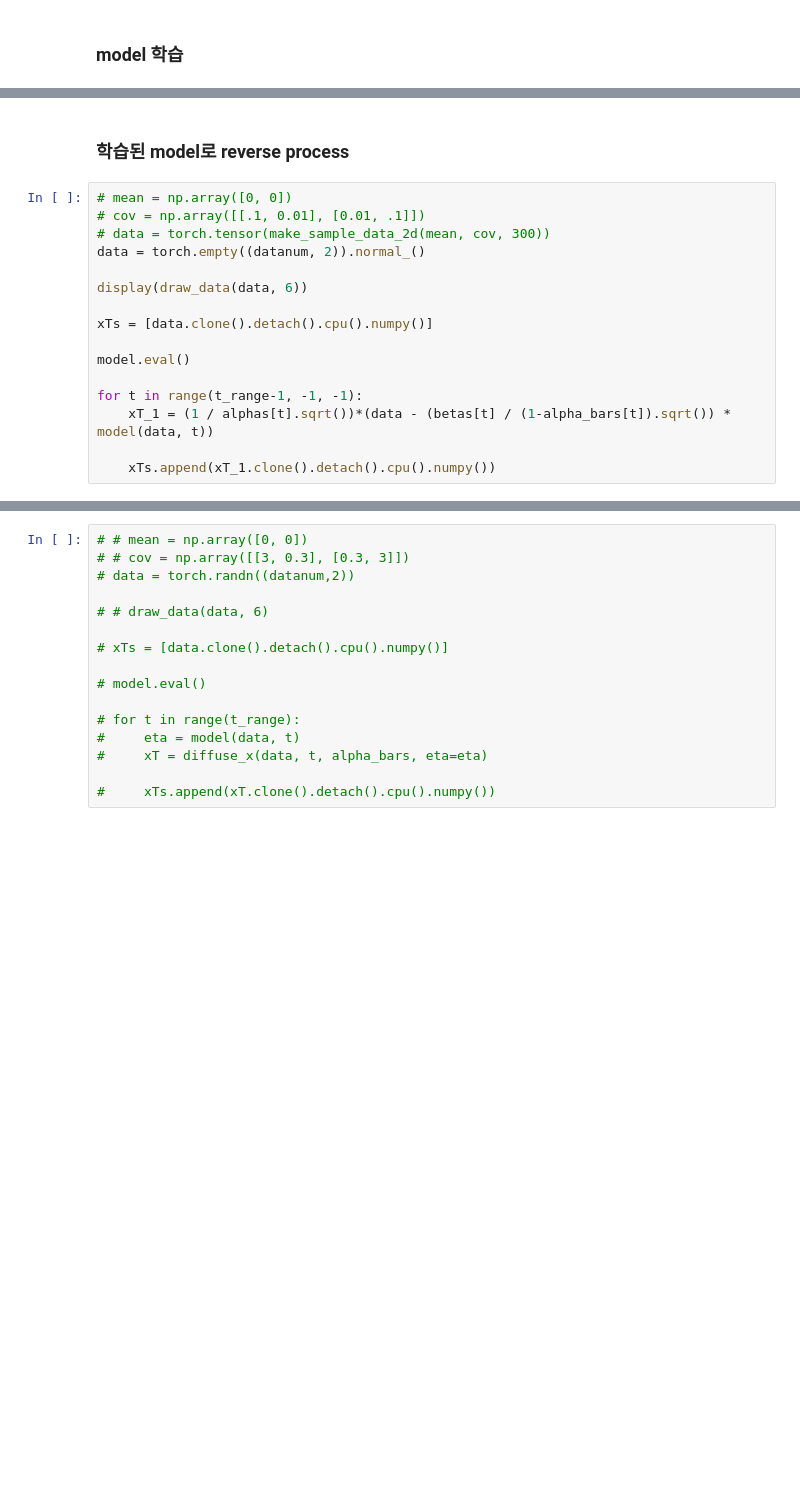
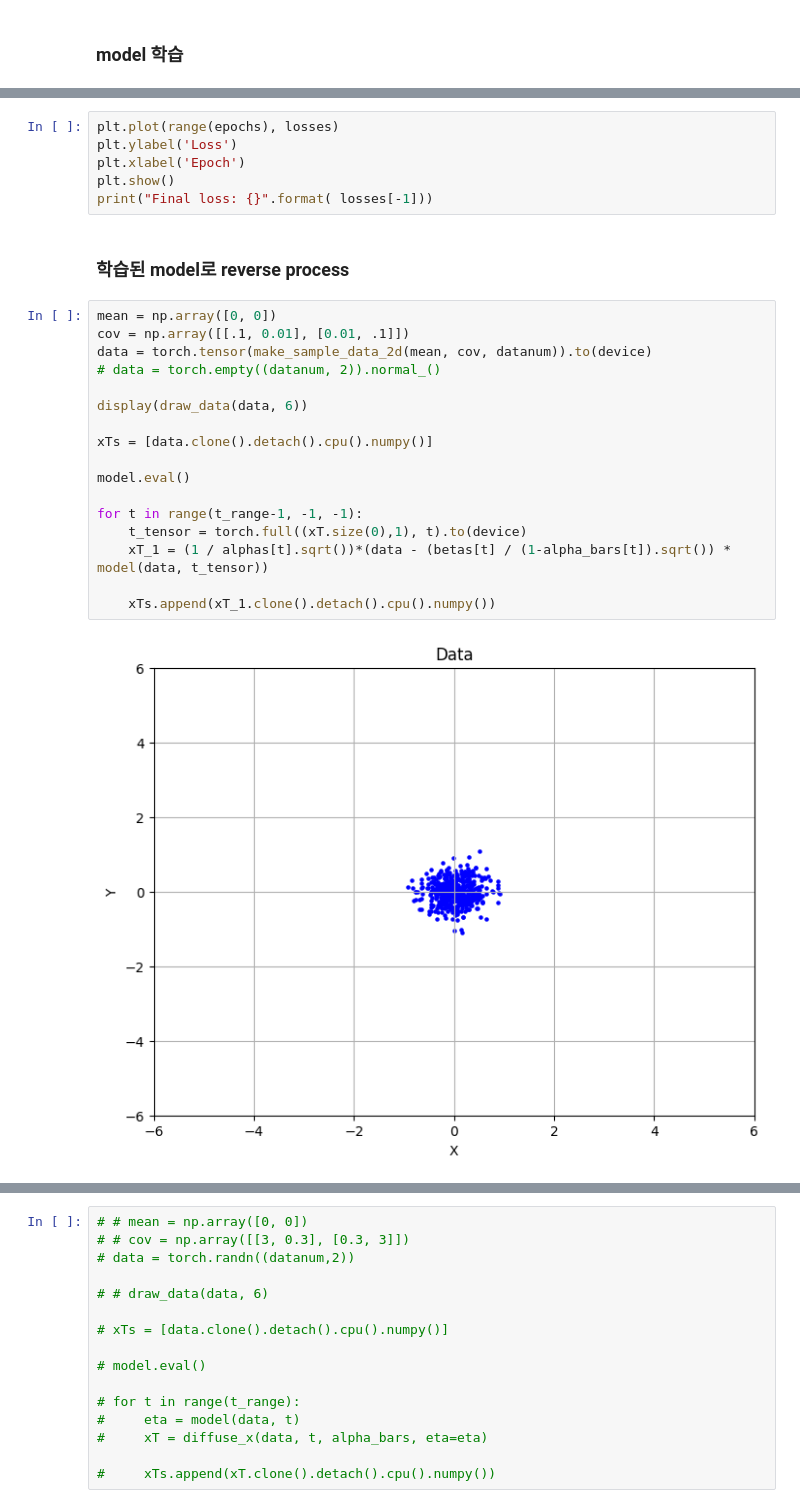
Before and after one commit to gudtjd82/aAIs_Internhip, a Jupyter notebook: diffusive_flow/diffusive_flow3.ipynb, the cells around one changed output, grey strips where cells are left out. Cells and saved outputs as stored; diff of their text form; blank space fills up the shorter version.

```diff
--- a/diffusive_flow/diffusive_flow3.ipynb
+++ b/diffusive_flow/diffusive_flow3.ipynb
@@ -267,21 +274,30 @@ print("Final loss: {}".format( losses[-1]))
+# %%
+plt.plot(range(epochs), losses)
+plt.ylabel('Loss')
+plt.xlabel('Epoch')
+plt.show()
+print("Final loss: {}".format( losses[-1]))
 # %% [markdown]
 ### 학습된 model로 reverse process
 # %%
-# mean = np.array([0, 0])
-# cov = np.array([[.1, 0.01], [0.01, .1]])
-# data = torch.tensor(make_sample_data_2d(mean, cov, 300))
-data = torch.empty((datanum, 2)).normal_()
+mean = np.array([0, 0])
+cov = np.array([[.1, 0.01], [0.01, .1]])
+data = torch.tensor(make_sample_data_2d(mean, cov, datanum)).to(device)
+# data = torch.empty((datanum, 2)).normal_()
 
 display(draw_data(data, 6))
 
 xTs = [data.clone().detach().cpu().numpy()]
 
 model.eval()
 
 for t in range(t_range-1, -1, -1):
-    xT_1 = (1 / alphas[t].sqrt())*(data - (betas[t] / (1-alpha_bars[t]).sqrt()) * model(data, t))
+    t_tensor = torch.full((xT.size(0),1), t).to(device)
+    xT_1 = (1 / alphas[t].sqrt())*(data - (betas[t] / (1-alpha_bars[t]).sqrt()) * model(data, t_tensor))
 
     xTs.append(xT_1.clone().detach().cpu().numpy())
+# %% [output]
+[figure, added]
 # %%
 t_slider = widgets.IntSlider(value=t_range-1, min=0, max=t_range-1, step=1, description='t')
 def update(t):
```
Also changed, not shown: parts of 6 cells of this notebook.
